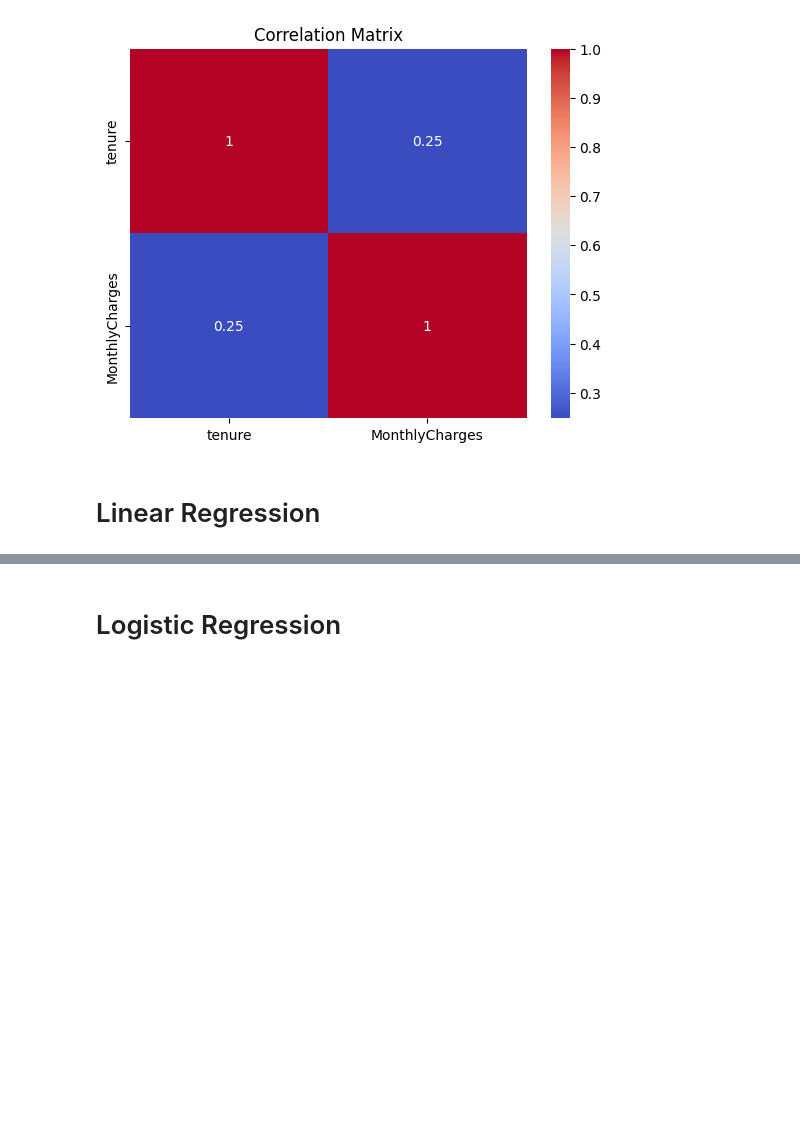
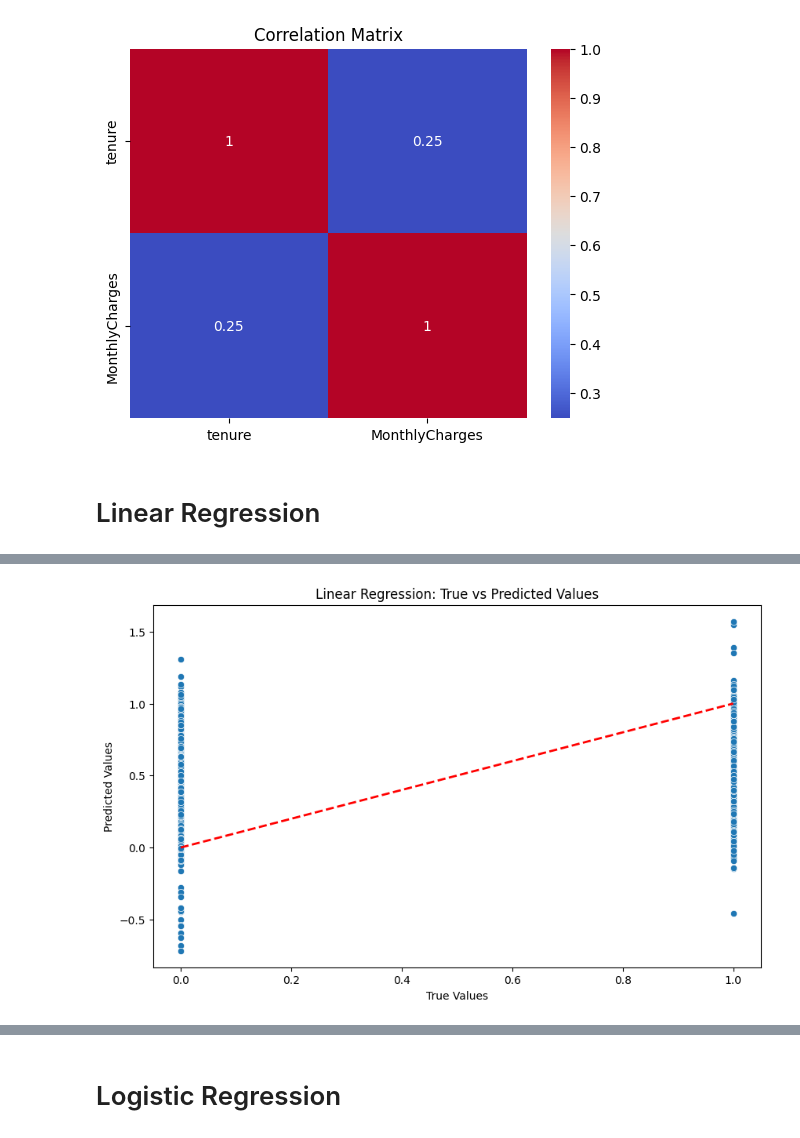
Before and after one commit to farazjawedd/Explainable-AI, a Jupyter notebook: xAI_Assignment_2_Interpretable_ML.ipynb, the cells around one changed output, grey strips where cells are left out. Drawn from its saved outputs; the diff is of its cells as text; code cells hidden in the pictures; blank space fills up the shorter version.

```diff
--- a/xAI_Assignment_2_Interpretable_ML.ipynb
+++ b/xAI_Assignment_2_Interpretable_ML.ipynb
@@ -146,11 +143,0 @@ X_train, X_test, y_train, y_test = train_test_split(X, y, test_size=0.2, random_
-# %%
-lr_model = LinearRegression()
-lr_model.fit(X_train, y_train)
-
-y_pred = lr_model.predict(X_test)
-mse = mean_squared_error(y_test, y_pred)
-print(f'Mean Squared Error: {mse}')
-
-# Interpret coefficients
-coefficients = pd.DataFrame({'Feature': X.columns, 'Coefficient': lr_model.coef_})
-print(coefficients.sort_values('Coefficient', ascending=False))
@@ -172,0 +144,2 @@ Mean Squared Error: 0.2226736649483885
+# %%
+data = df
@@ -172,0 +162,83 @@ Mean Squared Error: 0.2226736649483885
+# %%
+# Importing libraries for Linear Regression
+import pandas as pd
+import numpy as np
+import matplotlib.pyplot as plt
+import seaborn as sns
+from sklearn.model_selection import train_test_split, cross_val_score
+from sklearn.linear_model import LinearRegression, Ridge, Lasso
+from sklearn.metrics import mean_squared_error, r2_score
+from sklearn.preprocessing import StandardScaler
+
+# Preprocess the data
+# Convert the 'Churn' column to numerical (0 for staying, 1 for churning)
+data['Churn'] = data['Churn'].apply(lambda x: 1 if x == 'Yes' else 0)
+
+# Drop 'customerID' as it is not a useful feature
+data = data.drop('customerID', axis=1)
+
+# Encode categorical variables
+data = pd.get_dummies(data, drop_first=True)
+
+# Split the data into features and target
+X = data.drop('Churn', axis=1)
+y = data['Churn']
+
+# Split the data into training and testing sets
+X_train, X_test, y_train, y_test = train_test_split(X, y, test_size=0.2, random_state=42)
+
+# Scale the features
+scaler = StandardScaler()
+X_train_scaled = scaler.fit_transform(X_train)
+X_test_scaled = scaler.transform(X_test)
+
+# Build and compare different linear models
+models = {
+    'Linear Regression': LinearRegression(),
+    'Ridge Regression': Ridge(alpha=1.0),
+    'Lasso Regression': Lasso(alpha=1.0)
+}
+
+for name, model in models.items():
+    # Fit the model
+    model.fit(X_train_scaled, y_train)
+
+    # Predict on the test set
+    y_pred = model.predict(X_test_scaled)
+
+    # Calculate metrics
+    mse = mean_squared_error(y_test, y_pred)
+    r2 = r2_score(y_test, y_pred)
+
+    # Perform cross-validation
+    cv_scores = cross_val_score(model, X_train_scaled, y_train, cv=5, scoring='r2')
+
+    print(f"\n{name} Results:")
+    print(f"Mean Squared Error: {mse:.4f}")
+    print(f"R-squared: {r2:.4f}")
+    print(f"Cross-validation R-squared: {cv_scores.mean():.4f} (+/- {cv_scores.std() * 2:.4f})")
+
+    # Plot the true vs predicted values
+    plt.figure(figsize=(10, 6))
+    sns.scatterplot(x=y_test, y=y_pred)
+    plt.plot([y_test.min(), y_test.max()], [y_test.min(), y_test.max()], 'r--', lw=2)
+    plt.xlabel('True Values')
+    plt.ylabel('Predicted Values')
+    plt.title(f'{name}: True vs Predicted Values')
+    plt.show()
+
+# Interpret the coefficients for Linear Regression
+lr_model = models['Linear Regression']
+coefficients = pd.DataFrame(lr_model.coef_, X.columns, columns=['Coefficient'])
+coefficients['Abs_Coefficient'] = abs(coefficients['Coefficient'])
+coefficients = coefficients.sort_values('Abs_Coefficient', ascending=False)
+
+print("\nTop 10 most important features:")
+print(coefficients.head(10))
+
+# Visualize feature importance
+plt.figure(figsize=(12, 6))
+sns.barplot(x='Coefficient', y=coefficients.index[:15], data=coefficients.head(15))
+plt.title('Top 15 Feature Importances in Linear Regression')
+plt.show()
+# %% [output]
@@ -172,0 +249 @@ Mean Squared Error: 0.2226736649483885
+[figure, added]
```
Also changed, not shown: parts of 13 cells of this notebook.
